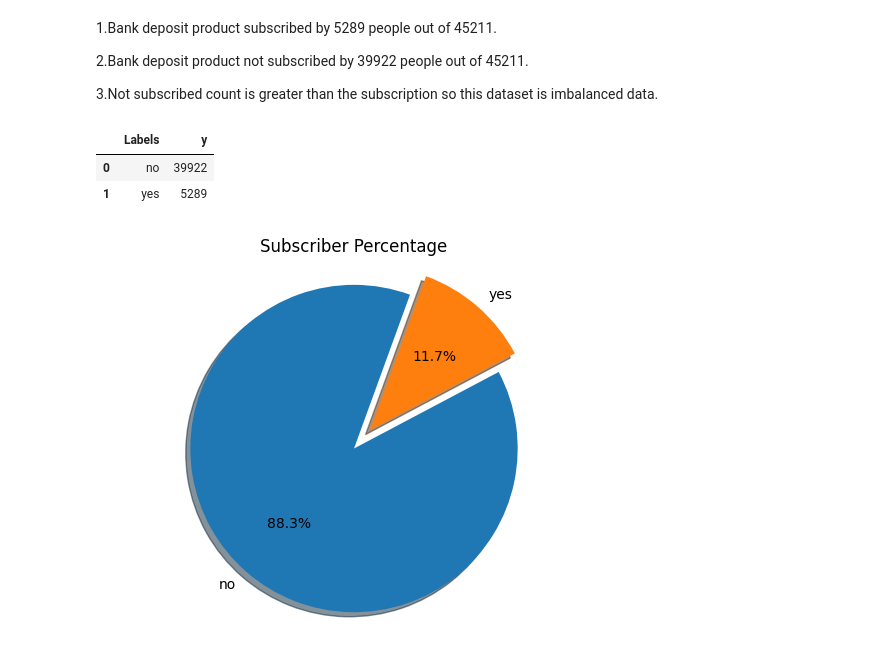
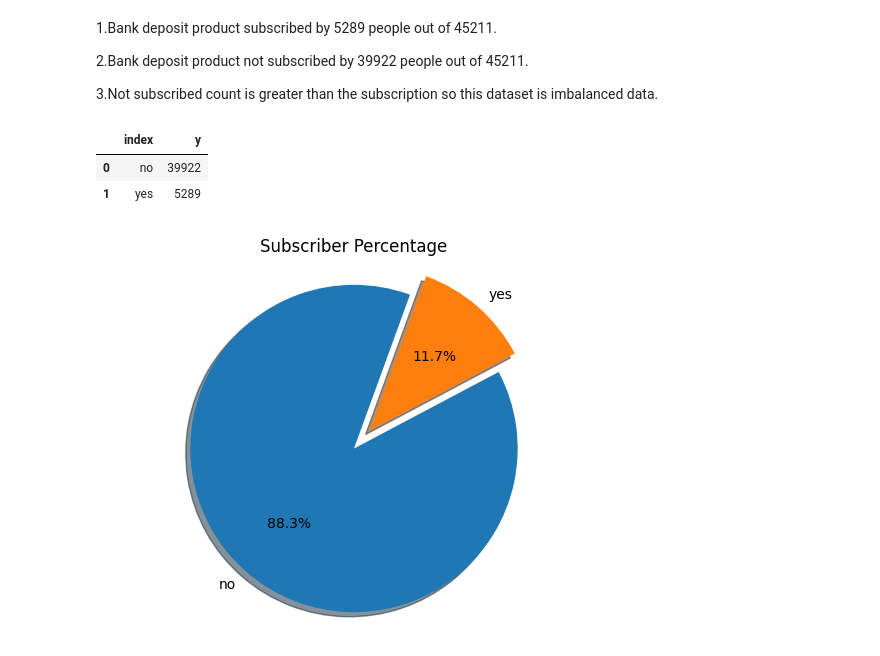
Before and after one commit to swapnalishamrao/Supervised_ML_Classification_Project_2, a Jupyter notebook: Supervised_ML_Classification_Project_2.ipynb, the cells around one changed output. Cells and saved outputs as stored; diff of their text form; code cells hidden in the pictures.

```diff
--- a/Supervised_ML_Classification_Project_2.ipynb
+++ b/Supervised_ML_Classification_Project_2.ipynb
@@ -832,10 +832,10 @@ Name: y, dtype: int64
 3.Not subscribed count is greater than the subscription so this dataset is imbalanced data.
 # %%
 subscriber = pd.DataFrame(df["y"].value_counts()).reset_index()
-subscriber.columns =["Labels","y"]
+subscriber.column =["Labels","y"]
 subscriber
 # %% [output]
-|  | Labels | y |
+|  | index | y |
 | 0 | no | 39922 |
 | 1 | yes | 5289 |
 # %%
```
Also changed, not shown: parts of 3 cells of this notebook.
